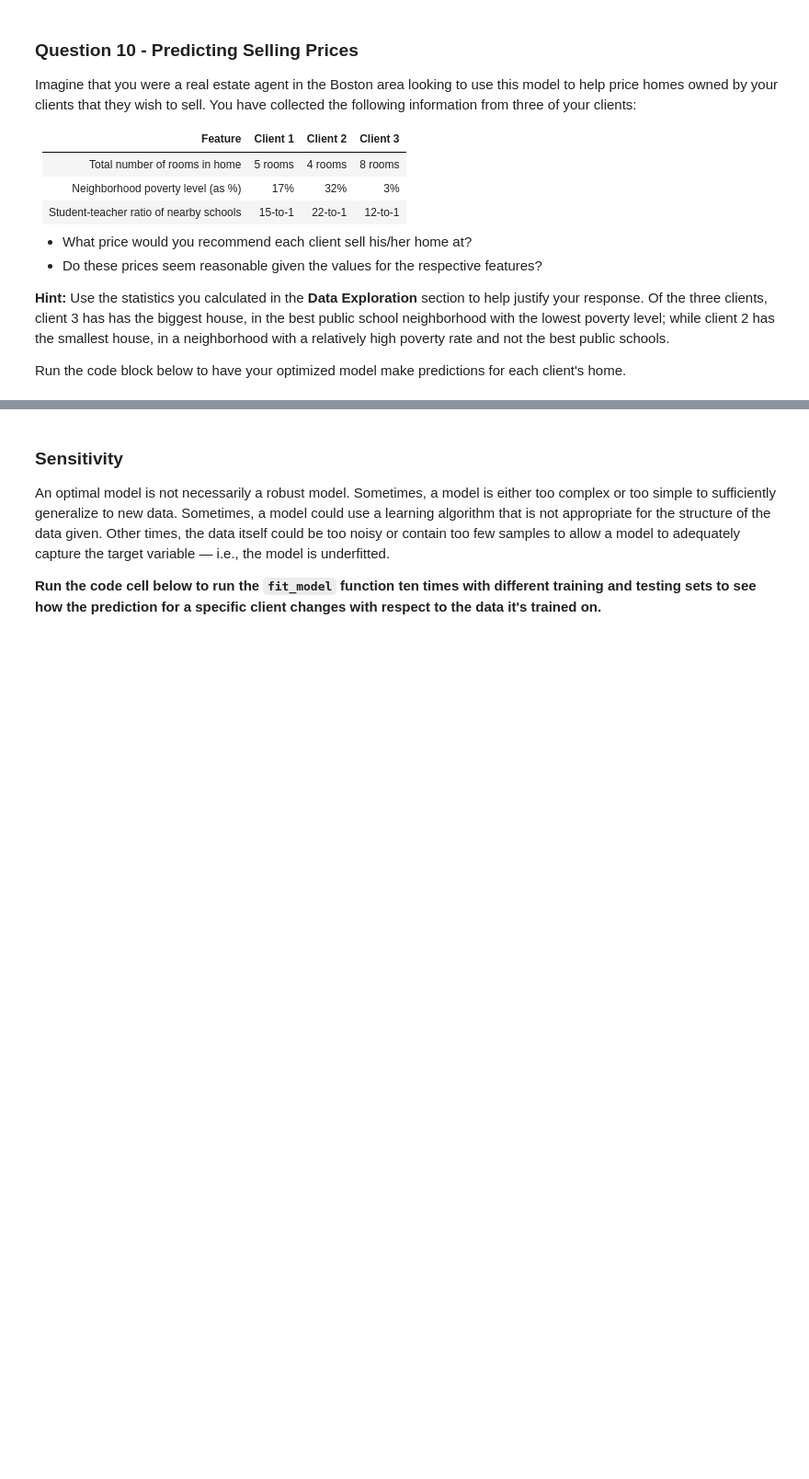
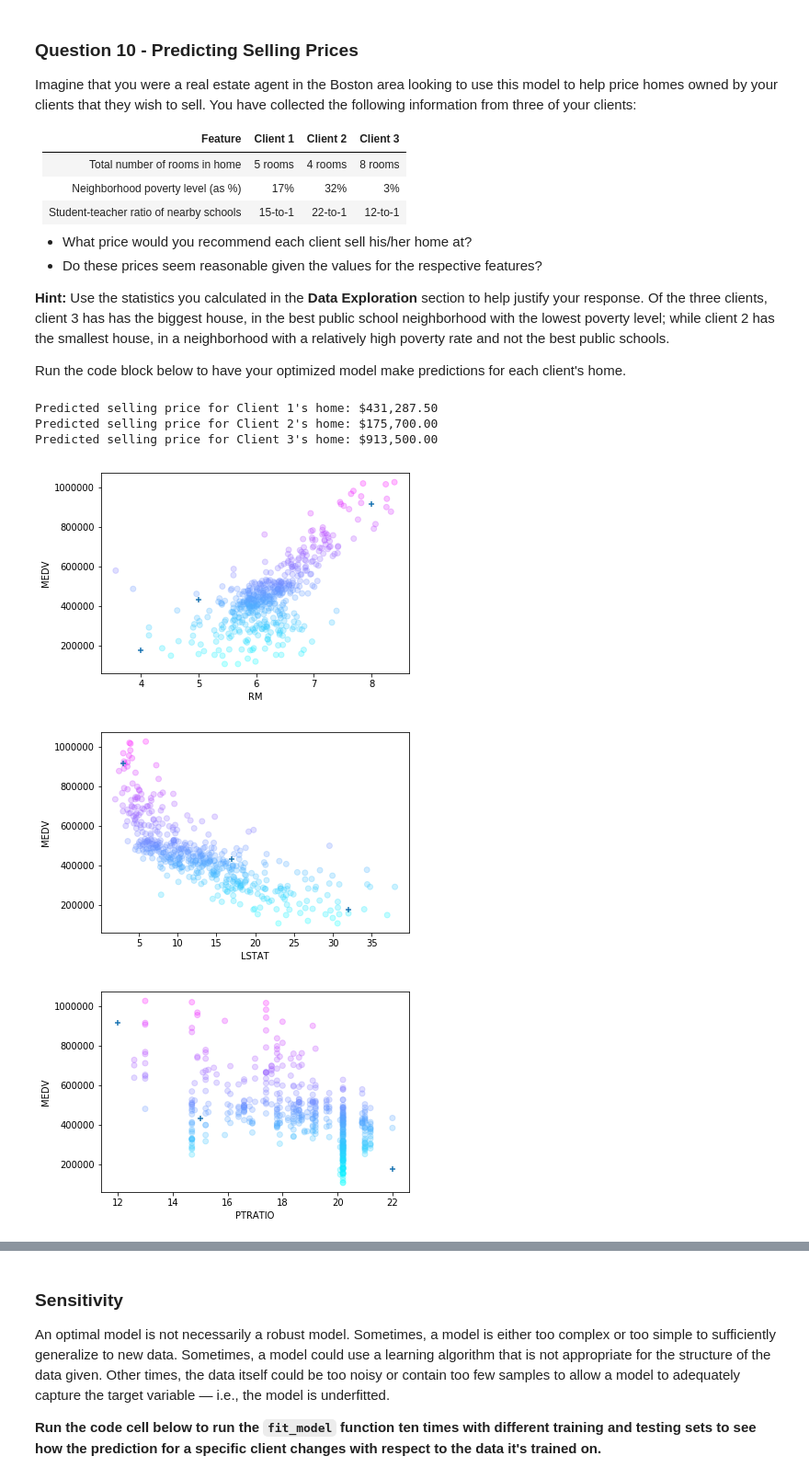
Before and after one commit to antra0497/Udacity-Predicting-Boston-Housing-Prices, a Jupyter notebook: boston_housing.ipynb, the cells around one changed output, grey strips where cells are left out. Shown at 92% size. Saved outputs shown, nothing was run; the diff lists cells and outputs as text; code cells hidden in the pictures; blank space fills up the shorter version.

```diff
--- a/boston_housing.ipynb
+++ b/boston_housing.ipynb
@@ -341,6 +349,9 @@ For the `fit_model` function in the code cell below, you will need to implement
   - Assign the `GridSearchCV` object to the `'grid'` variable.
 # %%
 # TODO: Import 'make_scorer', 'DecisionTreeRegressor', and 'GridSearchCV'
+from sklearn.tree import DecisionTreeRegressor
+from sklearn.metrics import make_scorer
+from sklearn.grid_search import GridSearchCV
 
 def fit_model(X, y):
     """ Performs grid search over the 'max_depth' parameter for a
@@ -349,21 +360,22 @@ def fit_model(X, y):
     # Create cross-validation sets from the training data
     # sklearn version 0.18: ShuffleSplit(n_splits=10, test_size=0.1, train_size=None, random_state=None)
     # sklearn versiin 0.17: ShuffleSplit(n, n_iter=10, test_size=0.1, train_size=None, random_state=None)
-    cv_sets = ShuffleSplit(X.shape[0], n_iter = 10, test_size = 0.20, random_state = 0)
+    cv_sets = ShuffleSplit( X.shape[0], n_iter = 10, test_size = 0.20, random_state = 0)
+    print (cv_sets)
 
     # TODO: Create a decision tree regressor object
-    regressor = None
+    regressor = DecisionTreeRegressor(random_state =0)
 
     # TODO: Create a dictionary for the parameter 'max_depth' with a range from 1 to 10
-    params = {}
+    params = {'max_depth': list(range(1,11))}
 
     # TODO: Transform 'performance_metric' into a scoring function using 'make_scorer'
-    scoring_fnc = None
+    scoring_fnc = make_scorer(performance_metric)
 
     # TODO: Create the grid search cv object --> GridSearchCV()
     # Make sure to include the right parameters in the object:
     # (estimator, param_grid, scoring, cv) which have values 'regressor', 'params', 'scoring_fnc', and 'cv_sets' respectively.
-    grid = None
+    grid = GridSearchCV(regressor, param_grid=params, scoring=scoring_fnc, cv=cv_sets)
 
     # Fit the grid search object to the data to compute the optimal model
     grid = grid.fit(X, y)
@@ -408,9 +427,32 @@ Run the code block below to have your optimized model make predictions for each
 # %%
 # Produce a matrix for client data
 client_data = [[5, 17, 15], # Client 1
                [4, 32, 22], # Client 2
                [8, 3, 12]]  # Client 3
 
 # Show predictions
 for i, price in enumerate(reg.predict(client_data)):
-    print "Predicted selling price for Client {}'s home: ${:,.2f}".format(i+1, price)
+    print ("Predicted selling price for Client {}'s home: ${:,.2f}".format(i+1, price))
+
+# Usinf Matploblib
+clients = np.transpose(client_data)
+preds = reg.predict(client_data)
+for i, feat in enumerate(['RM', 'LSTAT', 'PTRATIO']):
+    plt.scatter(features[feat], prices, alpha=0.25, c=prices, cmap=plt.cm.cool)
+    plt.scatter(clients[i], preds, marker='+', linewidths=2)
+    plt.xlabel(feat)
+    plt.ylabel('MEDV')
+    plt.show()
+
+# Show descriptive statistics for each feature\n",
+print ('Features:')
+print (features.describe())
+print ('Price:')
+print (prices.describe())
+# %% [output]
+Predicted selling price for Client 1's home: $431,287.50
+Predicted selling price for Client 2's home: $175,700.00
+Predicted selling price for Client 3's home: $913,500.00
+[figure, added]
+[figure, added]
+[figure, added]
```
Also changed, not shown: parts of 13 cells of this notebook.
